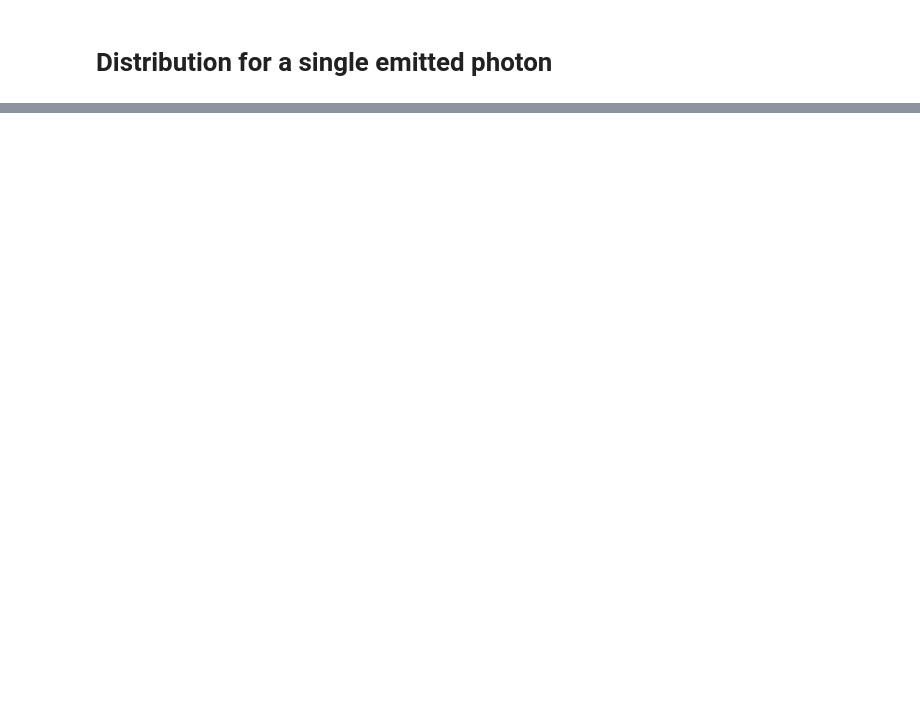
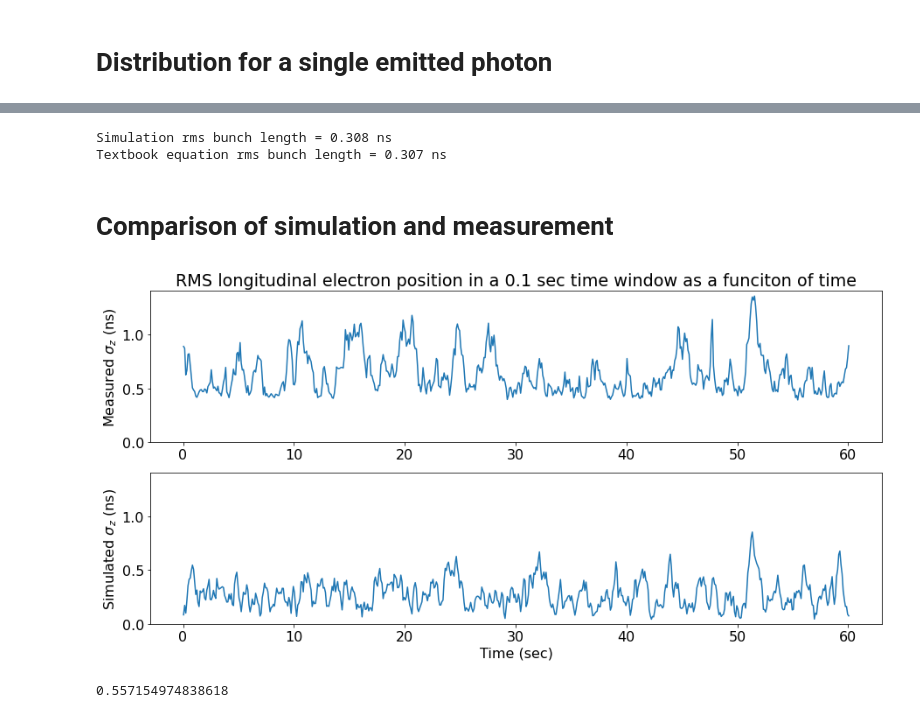
Before and after one commit to IharLobach/ursse, a Jupyter notebook: analyzing_collected_data/shifts/shift_02_28_2020/experiment_vs_simulation_random_walk.ipynb, the cells around one changed output, grey strips where cells are left out. Saved outputs shown, nothing was run; the diff lists cells and outputs as text; code cells hidden in the pictures; blank space fills up the shorter version.

```diff
--- a/analyzing_collected_data/shifts/shift_02_28_2020/experiment_vs_simulation_random_walk.ipynb
+++ b/analyzing_collected_data/shifts/shift_02_28_2020/experiment_vs_simulation_random_walk.ipynb
@@ -201,0 +152,9 @@ tau_rms*1e-9*c
+# %%
+meas_df = pst.get_revolution_delay_df_one_gate(
+    'shift_02_28_2020', '1el_002.ptu')
+# %%
+%%time
+sim_df = sm.get_simulated_revolution_delay_data(
+    gamma, alpha, V, f, h, JE, k, theta,
+    meas_df['revolution'],
+    tau0=0, delta0=0, rand_seed_int=3)
@@ -201,0 +164,8 @@ tau_rms*1e-9*c
+# %%
+print(f"Simulation rms bunch length = {sim_df.delay.std():.3f} ns")
+print(f"Textbook equation rms bunch length = {tau_rms:.3f} ns")
+# %% [output]
+Simulation rms bunch length = 0.308 ns
+Textbook equation rms bunch length = 0.307 ns
+# %% [markdown]
+# Comparison of simulation and measurement
@@ -201,0 +177,28 @@ tau_rms*1e-9*c
+# %%
+meas_T0 = pst.get_initial_sync_period_estimate(meas_df)
+spad_tts = 0.35
+meas_phase_df = pst.get_phase_df_from_revoluton_delay_df(meas_df, meas_T0)
+meas_sz_df = pst.get_sz_df(meas_df, spad_tts_ns=0)
+meas_polar_df = pst.get_polar_df(meas_phase_df, meas_sz_df)
+# %%
+fig, ax = plt.subplots(2, figsize=(15,7))
+ax[0].plot(meas_sz_df['time_sec'], meas_sz_df['sz_ns'])
+ax[0].set_ylim(0,ax[0].get_ylim()[1])
+ax[0].set_ylabel("Measured $\sigma_z$ (ns)")
+ax[1].set_xlabel("Time (sec)")
+ax[1].plot(sim_sz_df['time_sec'], sim_sz_df['sz_ns'])
+ax[1].set_ylim(0,ax[1].get_ylim()[1])
+ax[1].set_ylabel("Simulated $\sigma_z$ (ns)")
+ax[1].set_ylim(ax[0].get_ylim())
+ax[0].set_title("RMS longitudinal electron position in a 0.1 sec time window"
+                " as a funciton of time")
+fig.savefig(os.path.join(images_dir,
+                             "comparison_of_rms_vs_time.png"),
+            dpi=300, bbox_inches='tight')
+plt.show()
+# %% [output]
+[figure, added]
+# %%
+np.sqrt(meas_df.delay.std()**2-spad_tts**2)
+# %% [output]
+0.557154974838618
```
Also changed, not shown: parts of 57 cells of this notebook, 6 other files.
